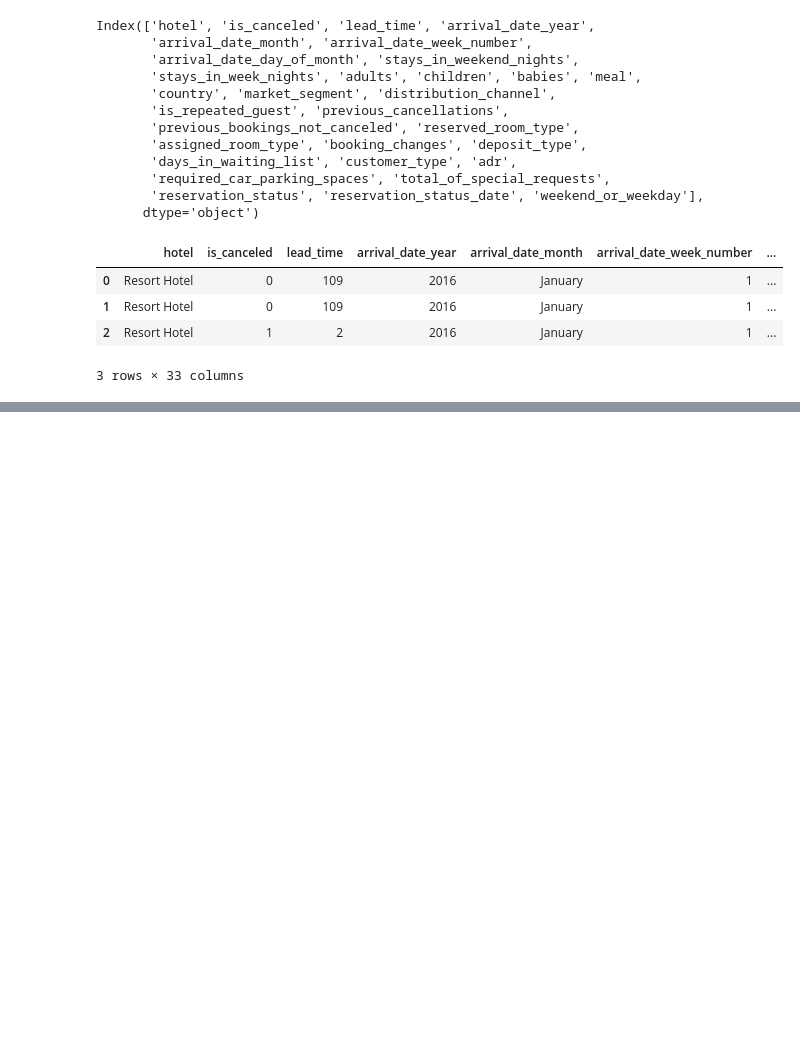
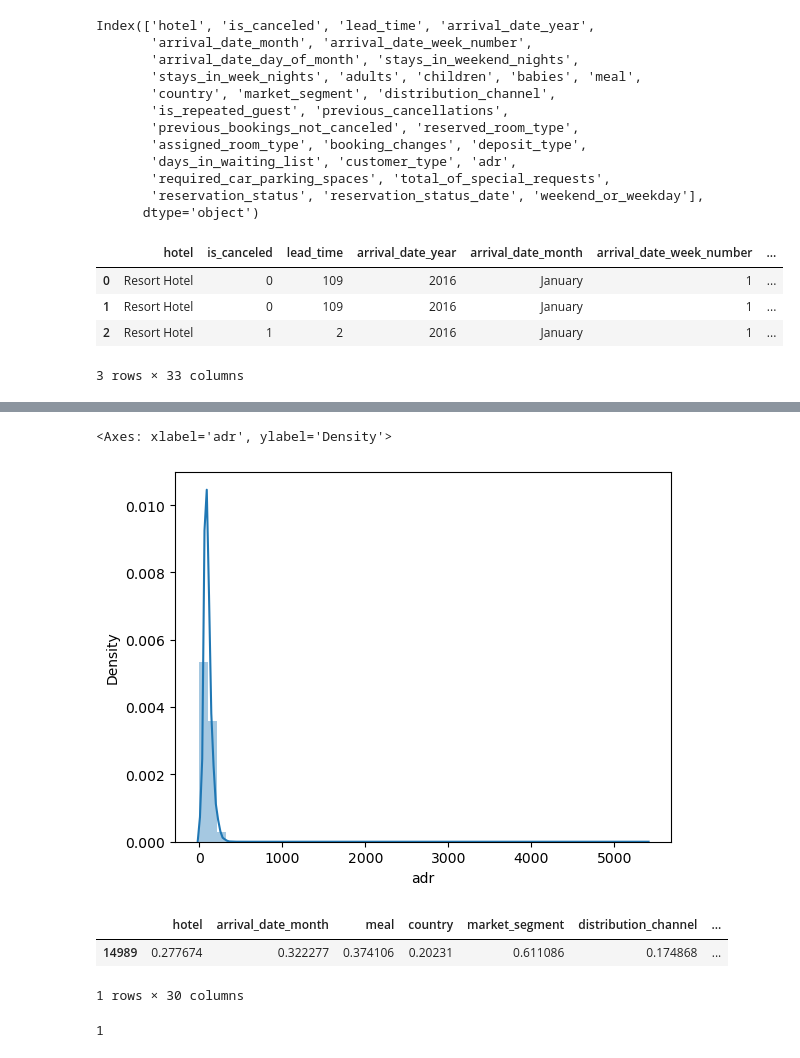
Before and after one commit to atanuk45/Predict_the_cancellation_of_hotel_booking, a Jupyter notebook: Hotel_cancelation_prediction.ipynb, the cells around one changed output, grey strips where cells are left out. Saved outputs shown, nothing was run; the diff lists cells and outputs as text; code cells hidden in the pictures; blank space fills up the shorter version.

```diff
--- a/Hotel_cancelation_prediction.ipynb
+++ b/Hotel_cancelation_prediction.ipynb
@@ -659,0 +886,11 @@ Index(['hotel', 'is_canceled', 'lead_time', 'arrival_date_year',
+# %%
+sns.distplot(dataframe['adr'])
+# %% [output]
+<Axes: xlabel='adr', ylabel='Density'>
+[figure, added]
+# %%
+dataframe[dataframe['adr']<0]
+# %% [output]
+|  | hotel | arrival_date_month | meal | country | market_segment | distribution_channel | ... |
+| 14989 | 0.277674 | 0.322277 | 0.374106 | 0.20231 | 0.611086 | 0.174868 | ... |
+1 rows × 30 columns
@@ -659,0 +899,4 @@ Index(['hotel', 'is_canceled', 'lead_time', 'arrival_date_year',
+# %%
+dataframe['adr'].isnull().sum()
+# %% [output]
+1
```
Also changed, not shown: parts of 78 cells of this notebook.
